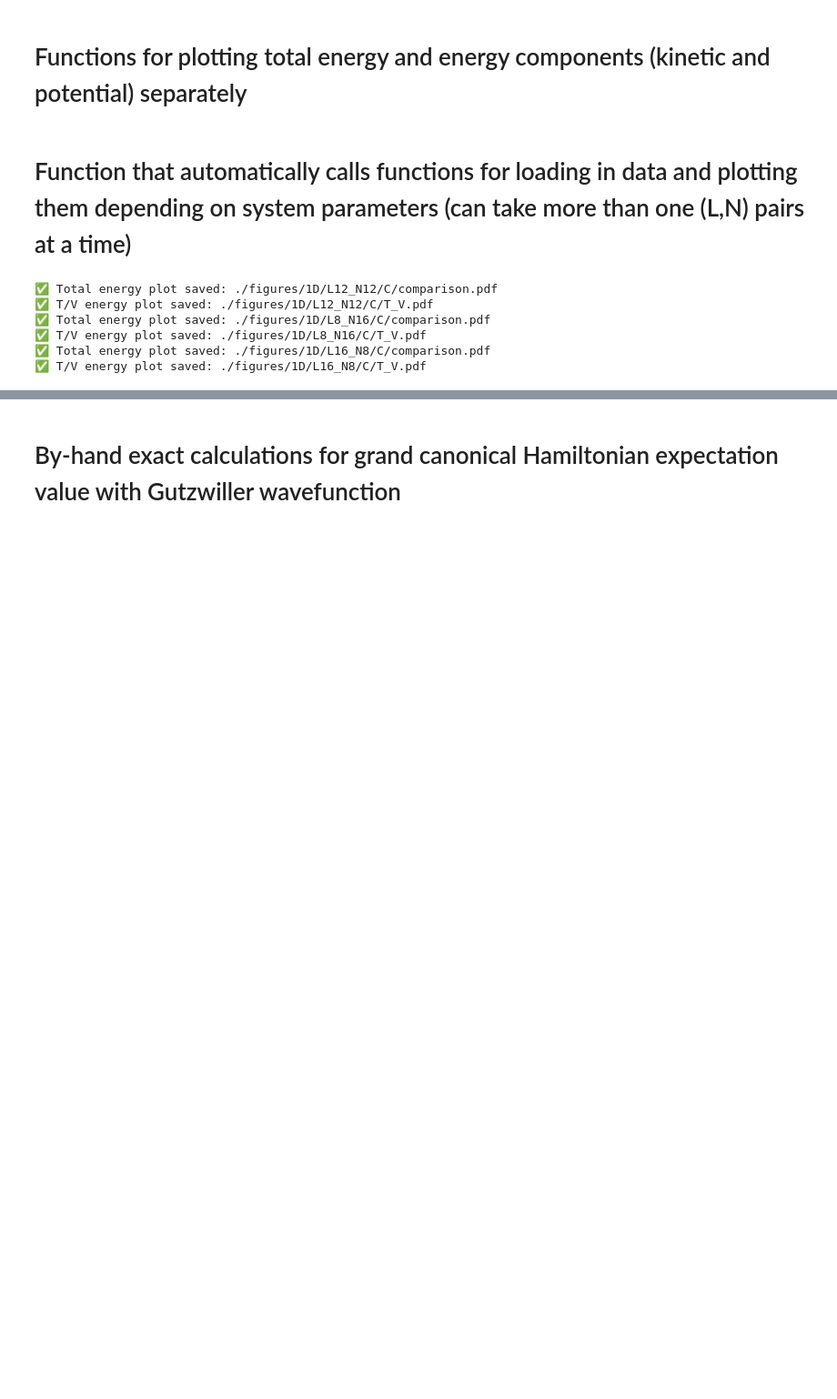
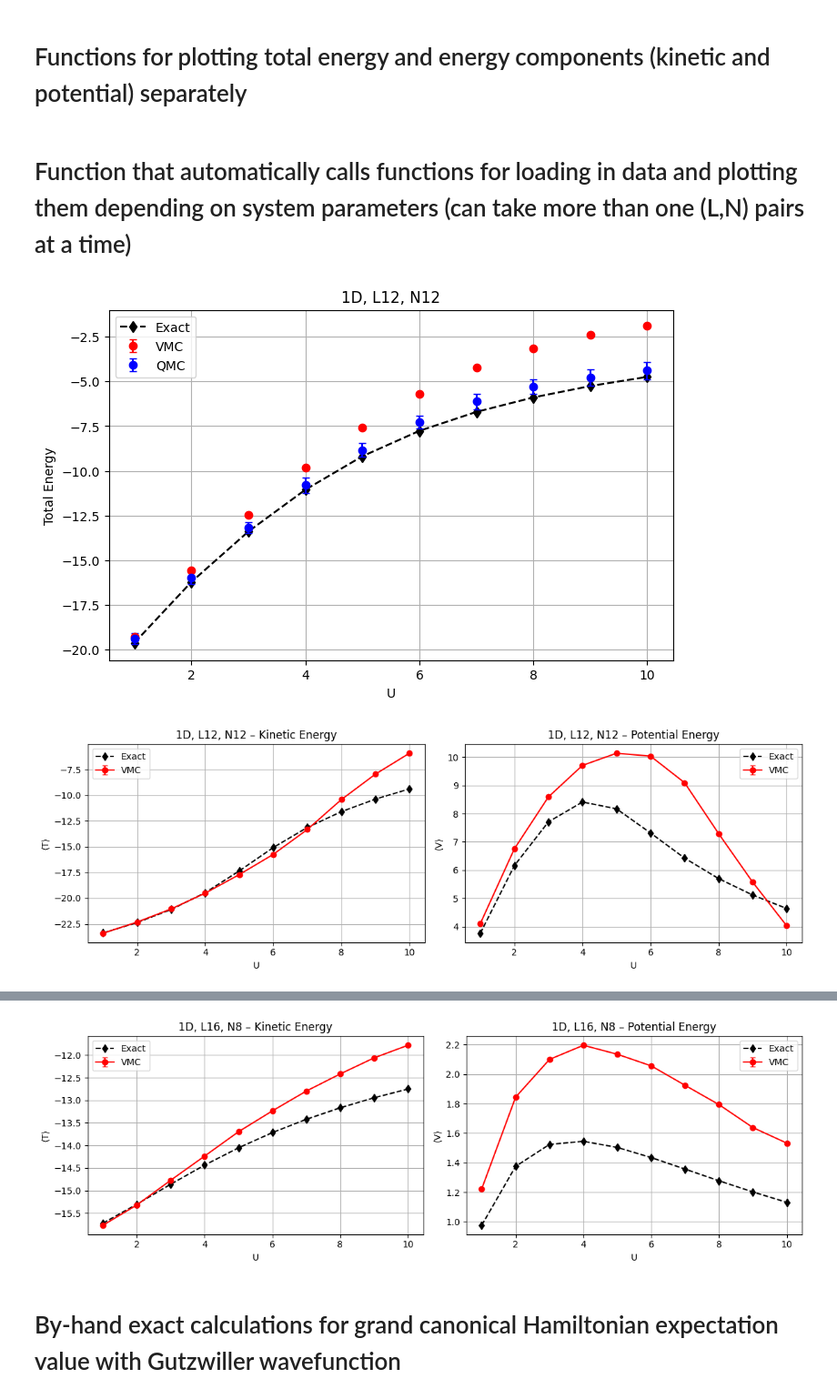
Before and after one commit to wmallah/Bose_Hubbard_VMC, a Jupyter notebook: VMCBoseHubbard/analysis_scripts/benchmark.ipynb, the cells around one changed output, grey strips where cells are left out. Shown at 91% size. Saved outputs shown, nothing was run; the diff lists cells and outputs as text; code cells hidden in the pictures; blank space fills up the shorter version.

```diff
--- a/VMCBoseHubbard/analysis_scripts/benchmark.ipynb
+++ b/VMCBoseHubbard/analysis_scripts/benchmark.ipynb
@@ -283,14 +283,10 @@ def process_benchmark_setups(pairs, base_dir="../data", dim="1D", type = "C", M_
             print(f"❌ Failed for {dim} {tag}: {e}")
 # %%
 # Define list of (L, N) pairs
-benchmark_pairs = [(12, 12), (8,16), (16,8)]
+benchmark_pairs = [(12, 12), (16,8)]
 
 # Run processing for all pairs
 process_benchmark_setups(benchmark_pairs, base_dir="../data", type="C", save_dir="./figures/", plot=True)
 # %% [output]
-✅ Total energy plot saved: ./figures/1D/L12_N12/C/comparison.pdf
-✅ T/V energy plot saved: ./figures/1D/L12_N12/C/T_V.pdf
-✅ Total energy plot saved: ./figures/1D/L8_N16/C/comparison.pdf
-✅ T/V energy plot saved: ./figures/1D/L8_N16/C/T_V.pdf
-✅ Total energy plot saved: ./figures/1D/L16_N8/C/comparison.pdf
-✅ T/V energy plot saved: ./figures/1D/L16_N8/C/T_V.pdf
+[figure, added]
+[figure, added]
@@ -297,3 +294,4 @@ process_benchmark_setups(benchmark_pairs, base_dir="../data", type="C", save_dir
+[figure, added]
 # %% [markdown]
 # By-hand exact calculations for grand canonical Hamiltonian expectation value with Gutzwiller wavefunction
 # %%
```
Also changed, not shown: parts of 8 cells of this notebook, 21 other files.
